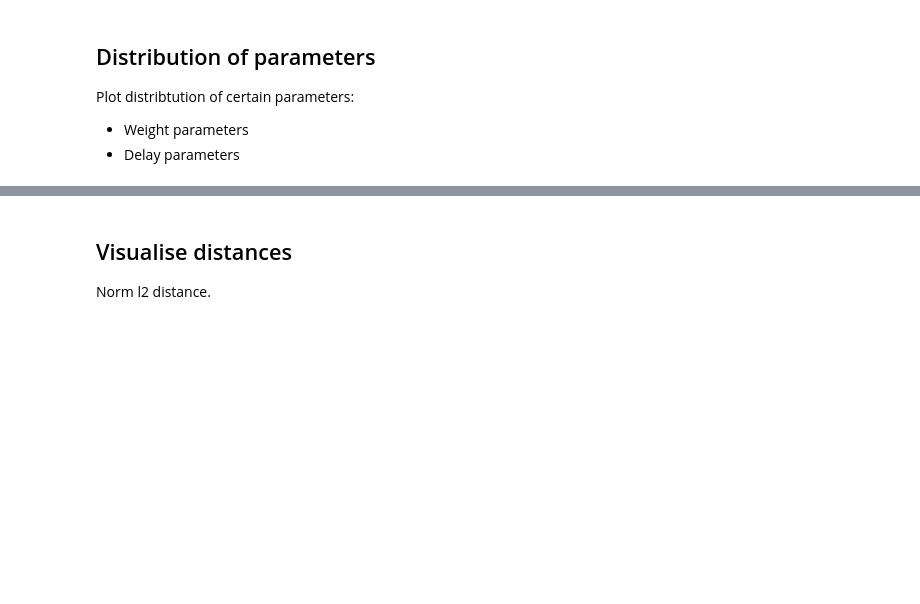
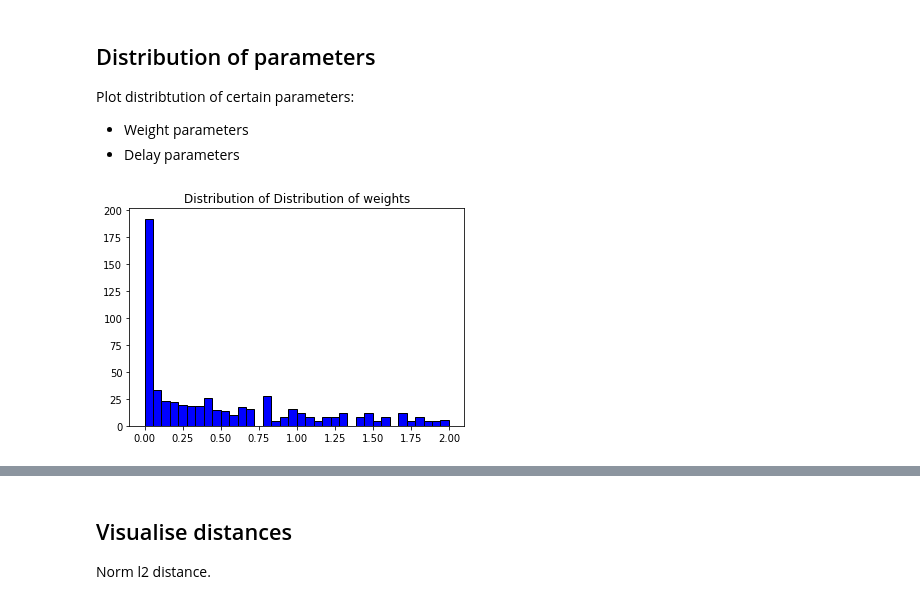
Before and after one commit to Victoriad1996/SemesterProject, a Jupyter notebook: SimpleFairhall/first_project_oop_plots.ipynb, the cells around one changed output, grey strips where cells are left out. Cells and saved outputs as stored; diff of their text form; code cells hidden in the pictures; blank space fills up the shorter version.

```diff
--- a/SimpleFairhall/first_project_oop_plots.ipynb
+++ b/SimpleFairhall/first_project_oop_plots.ipynb
@@ -55,7 +52,9 @@ Plot distribtution of certain parameters:
 # %%
 n = fm1.p['rows'] * fm1.p['cols']
 list_ = []
 for i in range(n):
     list_.append(2*exp(-((fm1.PC.x[150]-fm1.PC.x[i])**2+(fm1.PC.y[150] - fm1.PC.y[i])**2)/(30*metre)**2))
 
-plot_distrib(list_, "Distribution of weights")
+functions.plot_distrib(list_, "Distribution of weights")
+# %% [output]
+[figure, added]
```
Also changed, not shown: parts of 7 cells of this notebook, 2 other files.
